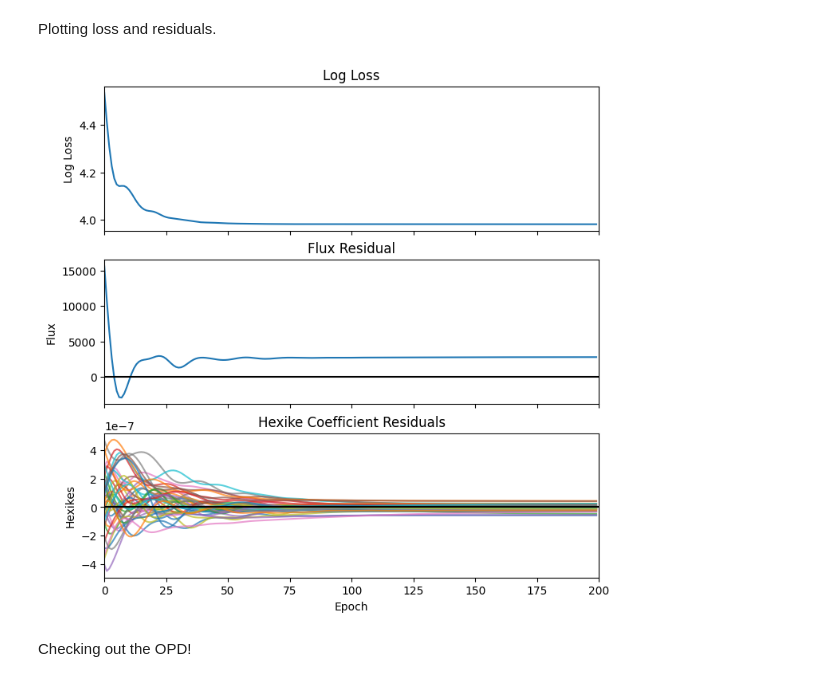
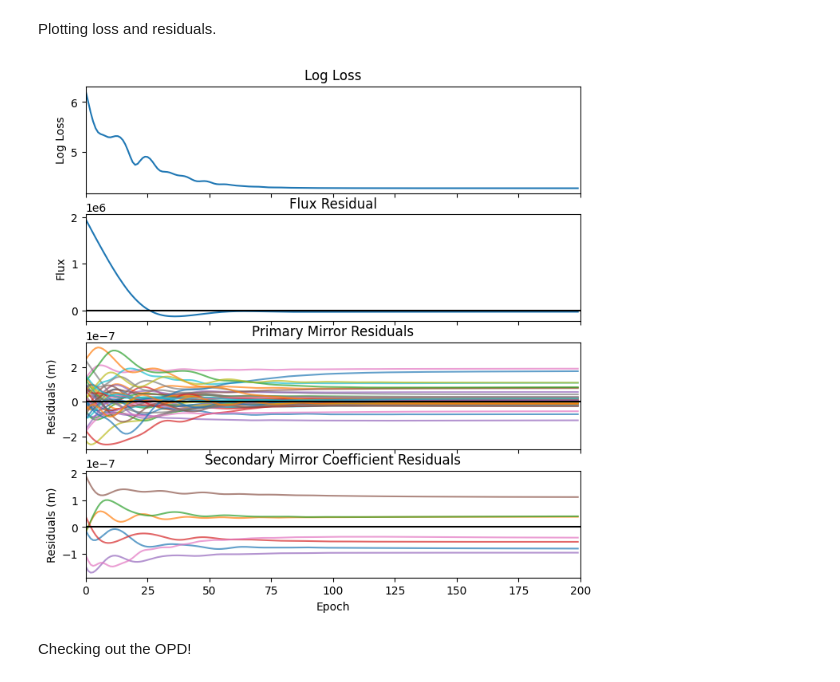
Before and after one commit to maxecharles/jwst-phd, a Jupyter notebook: sim_phase_retrieval.ipynb, the cells around one changed output. Drawn from its saved outputs; the diff is of its cells as text; code cells hidden in the pictures.

```diff
--- a/sim_phase_retrieval.ipynb
+++ b/sim_phase_retrieval.ipynb
@@ -91,14 +140,14 @@ Defining our model to be a copy of the instrument object, with random initial va
 model = instrument.multiply(flux_path, 1 + 0.1*jr.normal(jr.PRNGKey(0)))
 
 # Set the zernike coefficients to zero
-model = model.set(hexike_path, np.zeros(model.get(hexike_path).shape))
+model = model.set(coeffs_path, {'primary': np.zeros(hexike_shape), 'secondary': np.zeros(secondary_shape)})
 # %% [markdown]
 Creating our optimisers using optax - the `adam` algorithm is a gradient descent algorithm with momentum and acceleration terms to avoid falling trap to local minima.
 # %%
 # So first we simply set the simple parameters to use an adam optimiser
 # algorithm, with individual learning rates
-flux_optimiser  = optax.adam(5e3, b1=0.8)
-coeff_optimiser = optax.adam(5e-8)
+flux_optimiser  = optax.adam(1e5, b1=0.85)
+coeff_optimiser = optax.adam(2e-8)
 
 # Combine the optimisers into a list
 optimisers = [flux_optimiser, coeff_optimiser]
@@ -141,29 +190,35 @@ Grabbing the output.
 # %%
 psfs_out = models_out[-1].model()
 
-flux_found     = np.array([model.get(flux_path)    for model in models_out])
-hexikes_found   = np.array([model.get(hexike_path)  for model in models_out])
+flux_found = np.array([model.get(flux_path) for model in models_out])
+primary_coeffs_found = np.array([model.get(coeffs_path)['primary'] for model in models_out])
+secondary_coeffs_found = np.array([model.get(coeffs_path)['secondary'] for model in models_out])
 # %%
-coeff_residuals = true_coeffs - hexikes_found
+primary_residuals = true_coeffs_dict['primary'] - primary_coeffs_found
+secondary_residuals = true_coeffs_dict['secondary'] - secondary_coeffs_found
 flux_residuals = true_flux - flux_found
 # %% [markdown]
 Plotting loss and residuals.
 # %%
-fig, ax = plt.subplots(3, 1, figsize=(8, 8), sharex=True)
+fig, ax = plt.subplots(4, 1, figsize=(8, 8), sharex=True)
 
 ax[0].plot(np.log10(np.array(losses)))
 ax[0].set(title='Log Loss', ylabel='Log Loss', xlim=(0, iters))
 
 ax[1].plot(flux_residuals)
 ax[1].set(title='Flux Residual', ylabel='Flux')
 ax[1].axhline(0, color='k')
 
-ax[2].plot(coeff_residuals.reshape((coeff_residuals.shape[0], coeff_residuals.shape[1]*coeff_residuals.shape[2])), alpha=0.7)
-ax[2].set(title='Hexike Coefficient Residuals', xlabel='Epoch', ylabel='Hexikes')
+ax[2].plot(primary_residuals.reshape((primary_residuals.shape[0], primary_residuals.shape[1]*primary_residuals.shape[2])), alpha=0.7)
+ax[2].set(title='Primary Mirror Residuals', ylabel='Residuals (m)')
 ax[2].axhline(0, color='k')
 
+ax[3].plot(secondary_residuals, alpha=0.7)
+ax[3].set(title='Secondary Mirror Coefficient Residuals', xlabel='Epoch', ylabel='Residuals (m)')
+ax[3].axhline(0, color='k')
+
 plt.show()
 # %% [output]
-[figure, old version]
+[figure, new version]
 # %% [markdown]
 Checking out the OPD!
```
Also changed, not shown: parts of 19 cells of this notebook, 4 other files.
